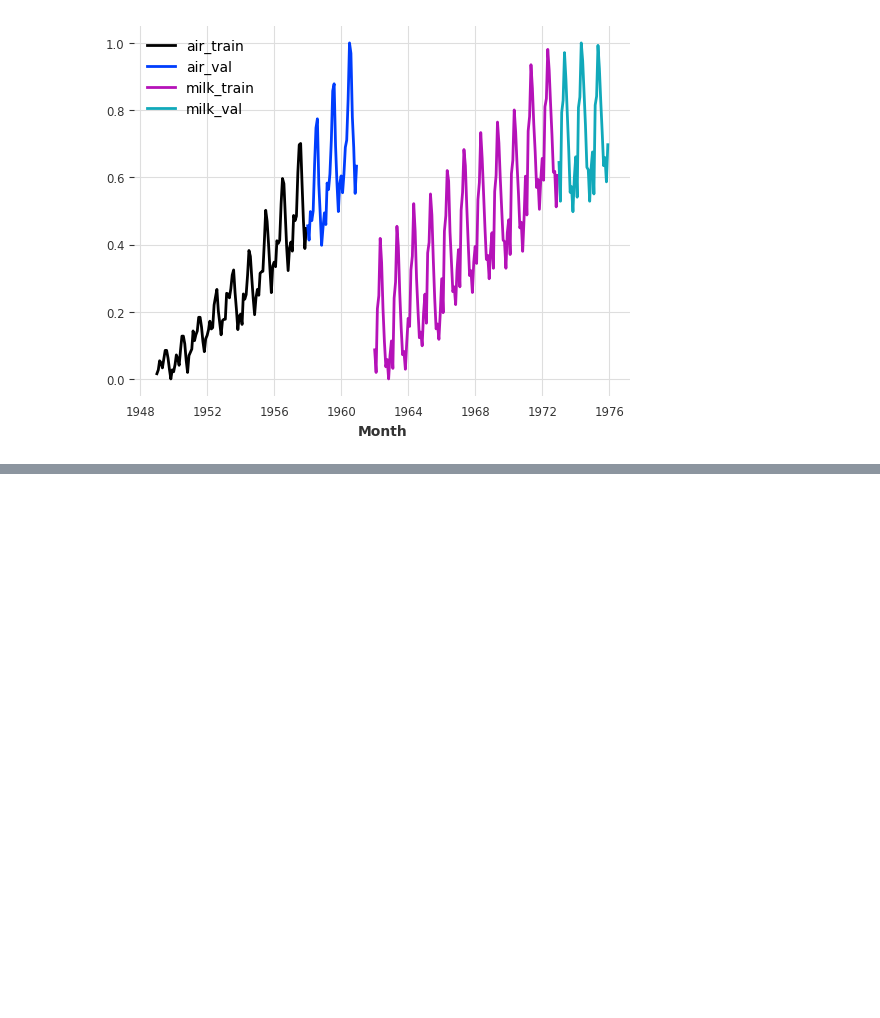
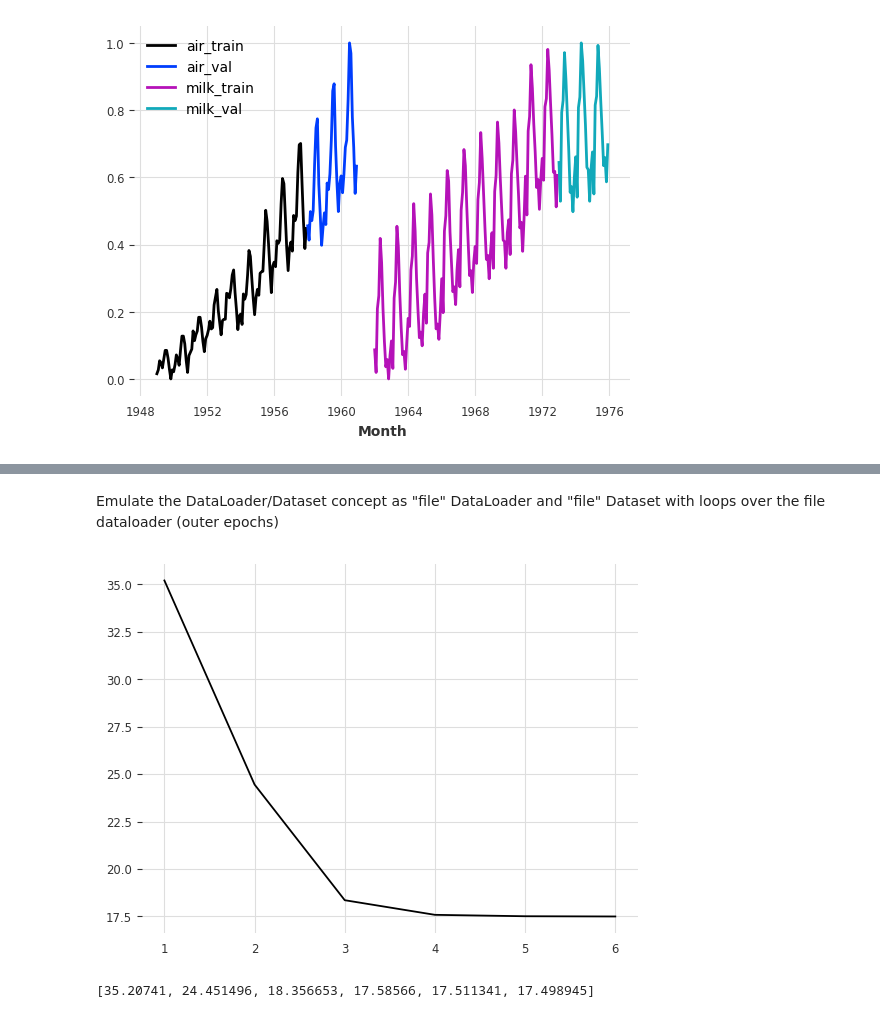
Before and after one commit to dshulman/darts, a Jupyter notebook: examples/102-Multi-time-series-from files.ipynb, the cells around one changed output, grey strips where cells are left out. Cells and saved outputs as stored; diff of their text form; code cells hidden in the pictures; blank space fills up the shorter version.

```diff
--- a/examples/102-Multi-time-series-from files.ipynb
+++ b/examples/102-Multi-time-series-from files.ipynb
@@ -200,0 +215,2 @@ del milk_val
+# %% [markdown]
+Emulate the DataLoader/Dataset concept as "file" DataLoader and "file" Dataset with loops over the file dataloader (outer epochs)
@@ -200,0 +259,6 @@ del milk_val
+# %%
+def plot_mapes(mapes):
+    plt.plot(range(1, len(mapes)+1), mapes)
+    plt.xticks(range(1, len(mapes) + 1))
+    plt.show()
+    print(mapes)
@@ -200,0 +291,39 @@ del milk_val
+# %%
+def reset_BlockRNNModels(n_epochs, sub_dir="default"):
+    optimizer_kwargs = {"lr": 1e-4, "weight_decay": 1}
+
+    log_dir = r"/workspaces/darts/examples/darts_logs/fit_files/logs"
+    sub_dir = sub_dir
+    tensorboard_logger = TensorBoardLogger(save_dir=log_dir, name=sub_dir)
+
+    pl_trainer_kwargs = {
+            "accelerator": "cpu",
+            "callbacks": [TFMProgressBar(enable_train_bar_only=True)],
+            "logger": tensorboard_logger,
+        }
+
+    return BlockRNNModel(
+            model="LSTM",
+            input_chunk_length=24,
+            output_chunk_length=12,
+            n_epochs=n_epochs, #30
+            batch_size=16,
+            optimizer_cls=AdamW,
+            optimizer_kwargs=optimizer_kwargs,
+            random_state=seed,
+            log_tensorboard=True,
+            model_name="fit_files",
+            pl_trainer_kwargs = pl_trainer_kwargs,
+        )
+# %%
+mapes = []
+for n_epoch in [120, 150, 180, 210, 240, 270]:
+    model_fit_files = reset_BlockRNNModels(n_epoch)
+    air_train = load_data_file("air_train.csv", train_data_path)
+    model_fit_files.fit(series=air_train, val_series=air_val)
+    pred = model_fit_files.predict(n=36, series=air_hist)
+    mapes.append(mape(air_val, pred))
+plot_mapes(mapes)
+# %% [output]
+[figure, added]
+[35.20741, 24.451496, 18.356653, 17.58566, 17.511341, 17.498945]
```
Also changed, not shown: parts of 29 cells of this notebook.
